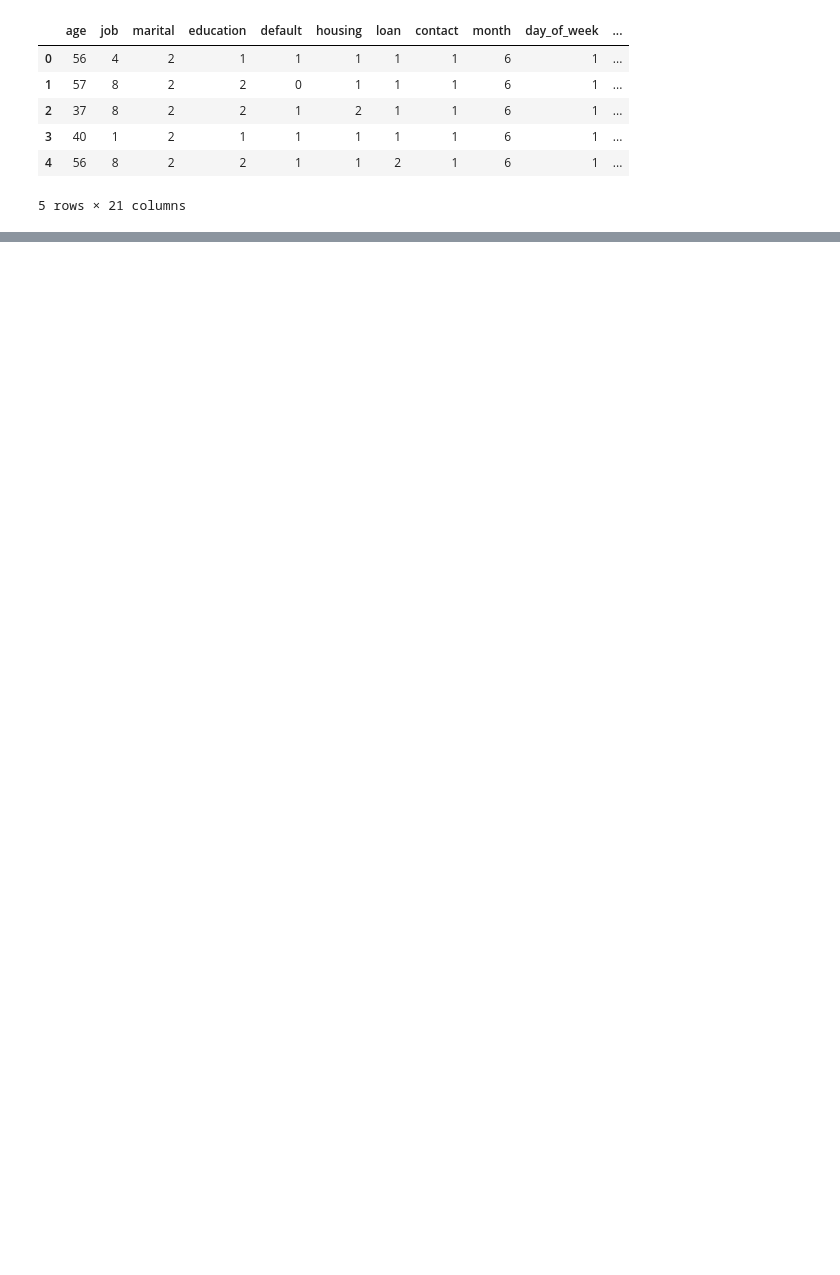
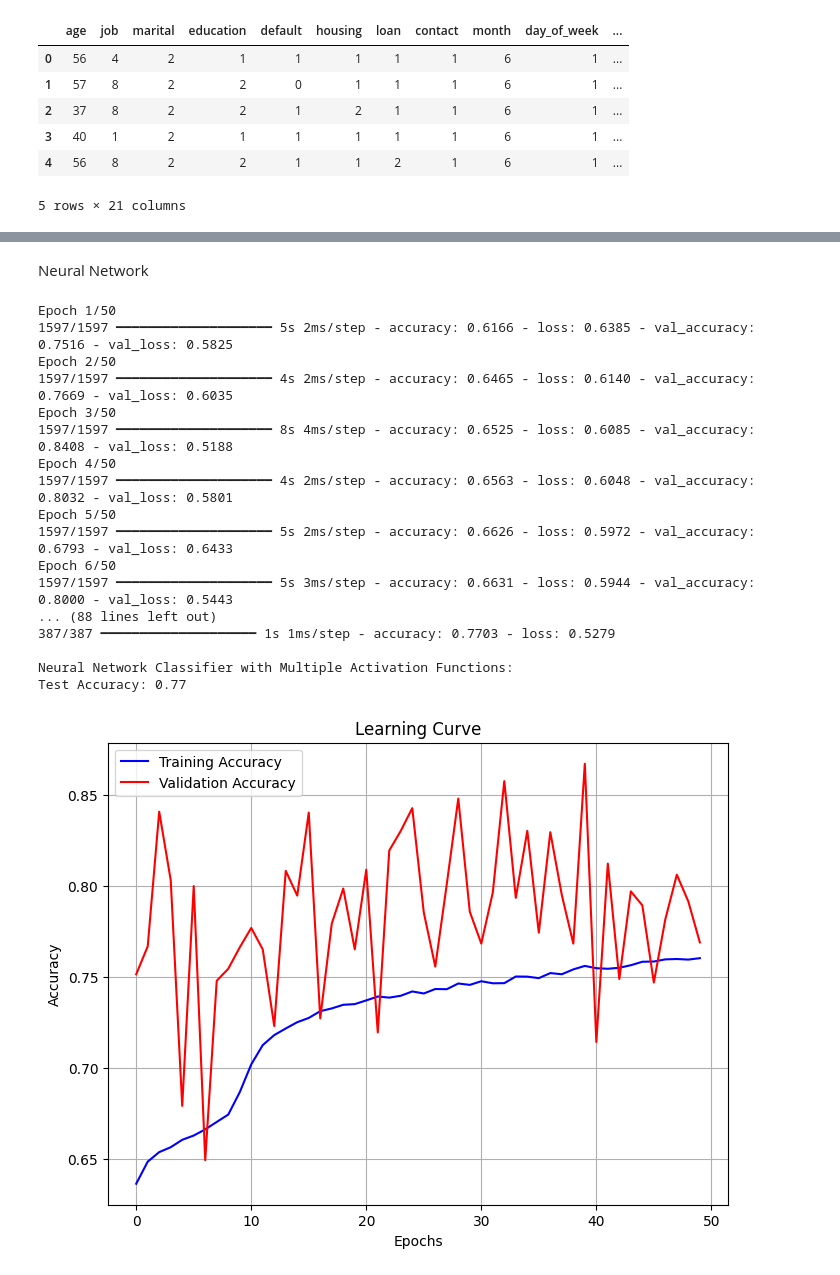
Before and after one commit to DilshanBotheju/BankMarketingPredictionSystem, a Jupyter notebook: ModelDevelopment.ipynb, the cells around one changed output, grey strips where cells are left out. Cells and saved outputs as stored; diff of their text form; code cells hidden in the pictures; blank space fills up the shorter version.

```diff
--- a/ModelDevelopment.ipynb
+++ b/ModelDevelopment.ipynb
@@ -395,0 +527,73 @@ dtype: float64
+# %% [markdown]
+Neural Network
+# %%
+from sklearn.neural_network import MLPClassifier
+from sklearn.metrics import accuracy_score, classification_report
+from tensorflow.keras.models import Sequential
+from tensorflow.keras.layers import Dense, Input
+import matplotlib.pyplot as plt
+
+# Using Sequential model
+model = Sequential()
+
+# Input layer
+model.add(Input(shape=(X_train_balanced.shape[1],)))
+
+# Hidden Layer 1 with ReLU activation
+model.add(Dense(50, activation='relu'))
+
+# Hidden Layer 2 with Sigmoid activation
+model.add(Dense(50, activation='sigmoid'))
+
+# Output Layer with Sigmoid for binary classification
+model.add(Dense(1, activation='sigmoid'))
+
+# Compile the model
+model.compile(optimizer='adam', loss='binary_crossentropy', metrics=['accuracy'])
+
+# Train the model
+history = model.fit(
+    X_train_balanced, y_train_balanced,
+    validation_data=(X_test, y_test),
+    epochs=50,
+    batch_size=32,
+    verbose=1
+)
+
+# Evaluate the model
+loss, accuracy = model.evaluate(X_test, y_test)
+print("\nNeural Network Classifier with Multiple Activation Functions:")
+print(f"Test Accuracy: {accuracy:.2f}")
+
+# Plot the curve
+plt.figure(figsize=(8, 6))
+
+# Plot training and validation accuracy
+plt.plot(history.history['accuracy'], label='Training Accuracy', color='blue')
+plt.plot(history.history['val_accuracy'], label='Validation Accuracy', color='red')
+
+plt.title('Learning Curve')
+plt.xlabel('Epochs')
+plt.ylabel('Accuracy')
+plt.legend()
+plt.grid()
+plt.show()
+# %% [output]
+Epoch 1/50
+1597/1597 ━━━━━━━━━━━━━━━━━━━━ 5s 2ms/step - accuracy: 0.6166 - loss: 0.6385 - val_accuracy: 0.7516 - val_loss: 0.5825
+Epoch 2/50
+1597/1597 ━━━━━━━━━━━━━━━━━━━━ 4s 2ms/step - accuracy: 0.6465 - loss: 0.6140 - val_accuracy: 0.7669 - val_loss: 0.6035
+Epoch 3/50
+1597/1597 ━━━━━━━━━━━━━━━━━━━━ 8s 4ms/step - accuracy: 0.6525 - loss: 0.6085 - val_accuracy: 0.8408 - val_loss: 0.5188
+Epoch 4/50
+1597/1597 ━━━━━━━━━━━━━━━━━━━━ 4s 2ms/step - accuracy: 0.6563 - loss: 0.6048 - val_accuracy: 0.8032 - val_loss: 0.5801
+Epoch 5/50
+1597/1597 ━━━━━━━━━━━━━━━━━━━━ 5s 2ms/step - accuracy: 0.6626 - loss: 0.5972 - val_accuracy: 0.6793 - val_loss: 0.6433
+Epoch 6/50
+1597/1597 ━━━━━━━━━━━━━━━━━━━━ 5s 3ms/step - accuracy: 0.6631 - loss: 0.5944 - val_accuracy: 0.8000 - val_loss: 0.5443
+... (88 lines left out)
+387/387 ━━━━━━━━━━━━━━━━━━━━ 1s 1ms/step - accuracy: 0.7703 - loss: 0.5279
+
+Neural Network Classifier with Multiple Activation Functions:
+Test Accuracy: 0.77
+[figure, added]
```
Also changed, not shown: parts of 31 cells of this notebook.
